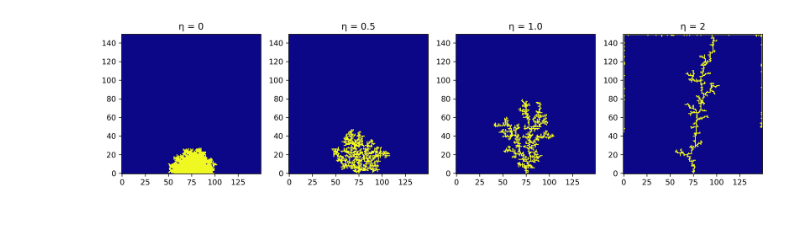
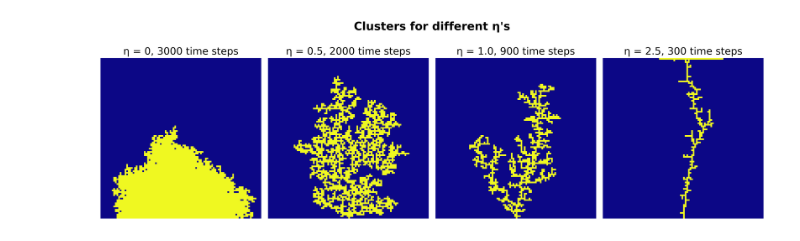
Before and after one commit to francescotiepolo/scientific_computing_assignment2, a Jupyter notebook: Question_A_fig.ipynb, the cells around one changed output. Drawn from its saved outputs; the diff is of its cells as text; code cells hidden in the pictures.

Commit message:
new figure

```diff
--- a/Question_A_fig.ipynb
+++ b/Question_A_fig.ipynb
@@ -9,7 +9,7 @@ save_folder = 'fig'
 os.makedirs(save_folder, exist_ok=True)
 # %%
 np.random.seed(0)
-c, cluster, history = simulation_dla(grid_size=(100, 100), steps=1200, eta=1, w=1.8)
+c, cluster, history = simulation_dla(grid_size=(100, 100), steps=800, eta=1, w=1.8)
 
 plt.figure(figsize=(10, 10))
 plt.imshow(cluster, origin='lower', cmap='plasma')
@@ -24,17 +24,22 @@ plt.show()
 # %%
 np.random.seed(0)
 
 fig, axes = plt.subplots(1, 4, figsize=(15, 5), dpi=300) # Initialize figure
 
-etas = [0, 0.5, 1.0, 2]
+etas = [0, 0.5, 1.0, 2.5]
+steps_list = [3000, 2000, 900, 300]
 
 for ind, eta in enumerate(etas):
-    c, cluster, history = simulation_dla(grid_size=(150, 150), steps=1000, eta=eta, w=1.8)
+    c, cluster, history = simulation_dla(grid_size=(100, 100), steps=steps_list[ind], eta=eta, w=1.8)
     axes[ind].imshow(cluster, origin='lower', cmap='plasma')
-    axes[ind].set_title(f'η = {eta}')
+    axes[ind].set_title(f'η = {eta}, {steps_list[ind]} time steps', fontsize=16)
+    axes[ind].axis('off')
 
+fig.suptitle("Clusters for different η's", fontsize=18, fontweight='semibold') # General title
+
+plt.tight_layout()
 save_path = os.path.join(save_folder, f'Question A.png')
 plt.savefig(save_path, dpi=300)
 plt.show()
 # %% [output]
-[figure, old version]
+[figure, new version]
```
Also changed, not shown: parts of 1 cell of this notebook, 2 other files.
